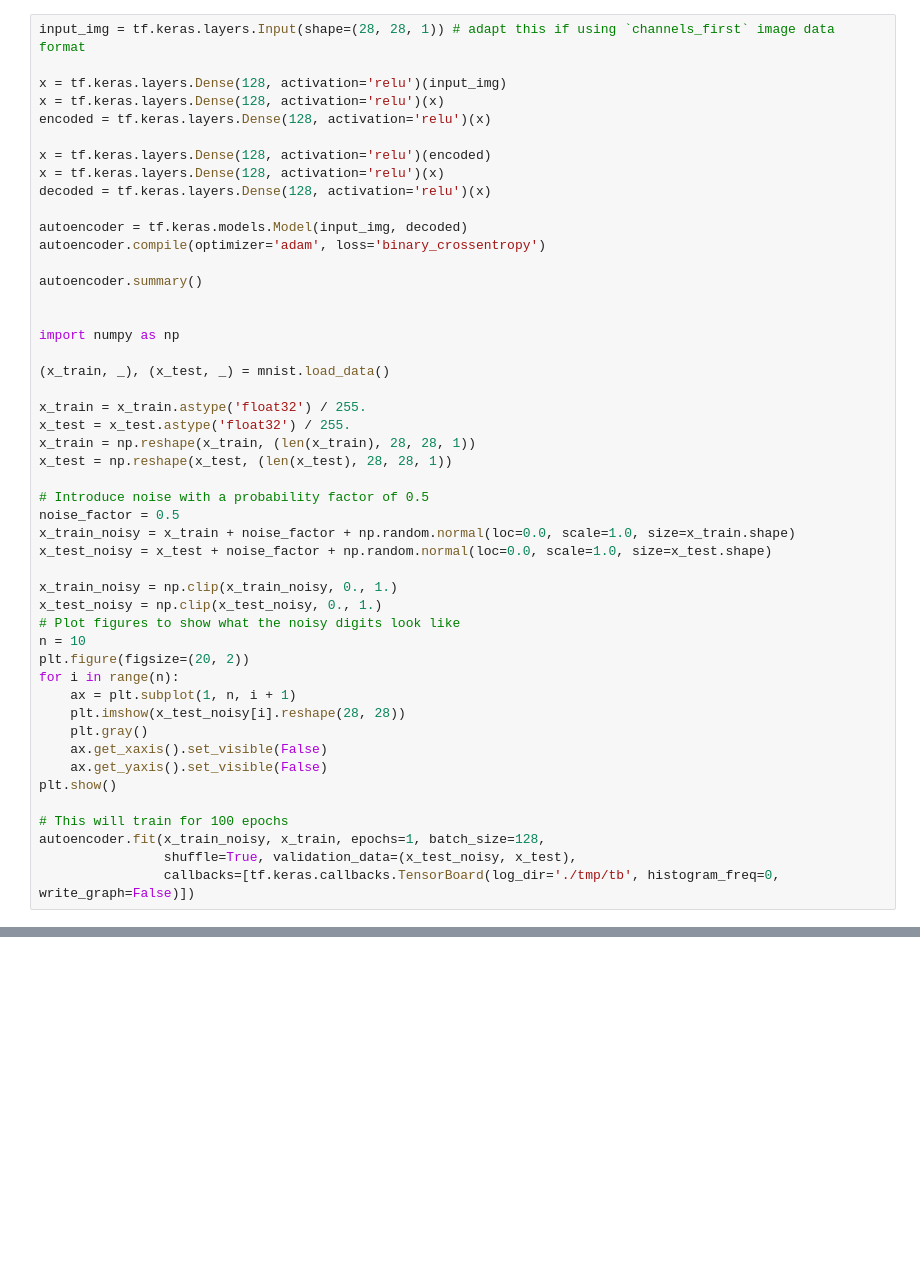
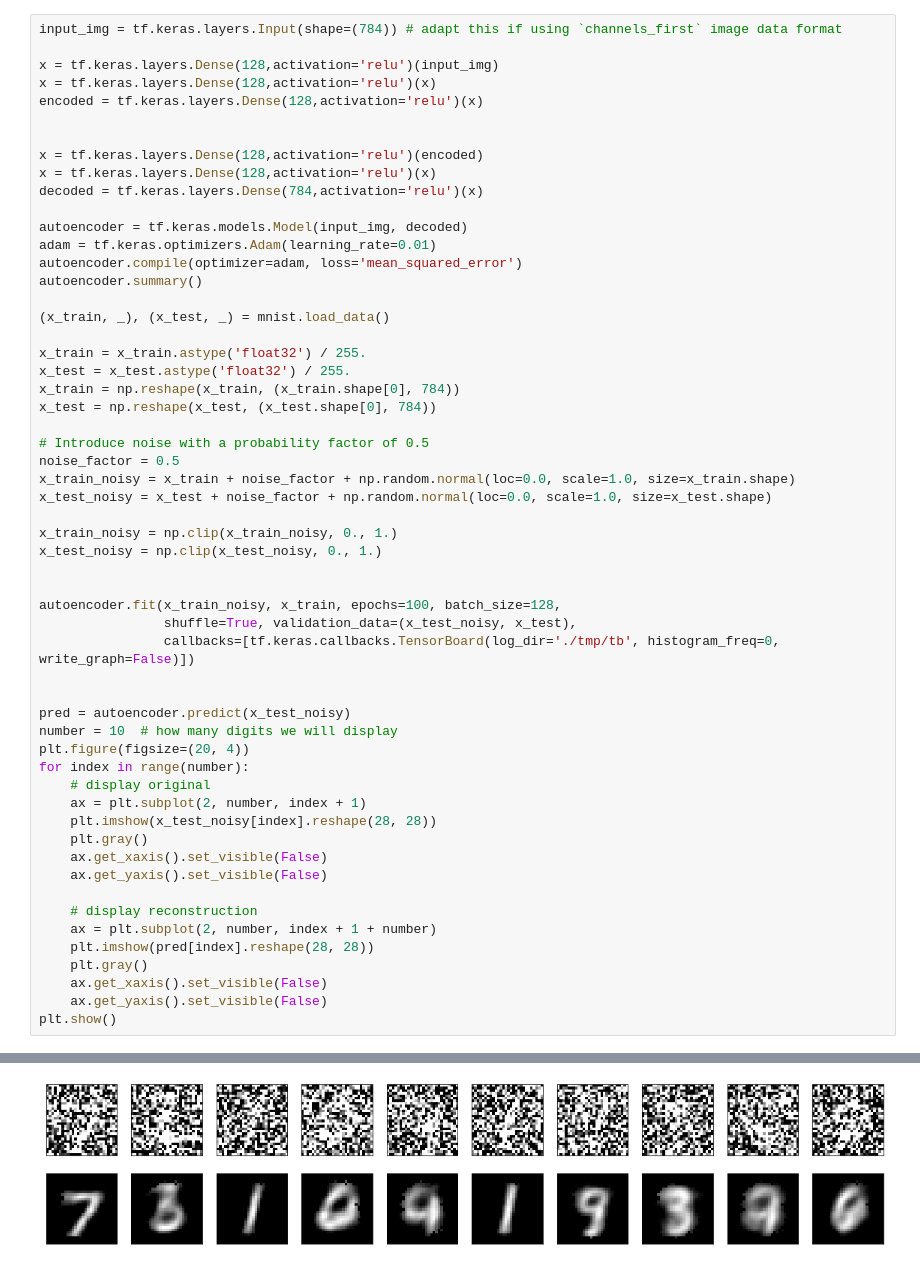
Before and after one commit to Anish-AV/Autoencoder, a Jupyter notebook: Denoising_autoencoder.ipynb, the cells around one changed output, grey strips where cells are left out. Drawn from its saved outputs; the diff is of its cells as text; blank space fills up the shorter version.

```diff
--- a/Denoising_autoencoder.ipynb
+++ b/Denoising_autoencoder.ipynb
@@ -5,28 +94,26 @@
 # %%
-input_img = tf.keras.layers.Input(shape=(28, 28, 1)) # adapt this if using `channels_first` image data format
+input_img = tf.keras.layers.Input(shape=(784)) # adapt this if using `channels_first` image data format
 
-x = tf.keras.layers.Dense(128, activation='relu')(input_img)
-x = tf.keras.layers.Dense(128, activation='relu')(x)
-encoded = tf.keras.layers.Dense(128, activation='relu')(x)
+x = tf.keras.layers.Dense(128,activation='relu')(input_img)
+x = tf.keras.layers.Dense(128,activation='relu')(x)
+encoded = tf.keras.layers.Dense(128,activation='relu')(x)
 
-x = tf.keras.layers.Dense(128, activation='relu')(encoded)
-x = tf.keras.layers.Dense(128, activation='relu')(x)
-decoded = tf.keras.layers.Dense(128, activation='relu')(x)
+
+x = tf.keras.layers.Dense(128,activation='relu')(encoded)
+x = tf.keras.layers.Dense(128,activation='relu')(x)
+decoded = tf.keras.layers.Dense(784,activation='relu')(x)
 
 autoencoder = tf.keras.models.Model(input_img, decoded)
-autoencoder.compile(optimizer='adam', loss='binary_crossentropy')
-
+adam = tf.keras.optimizers.Adam(learning_rate=0.01)
+autoencoder.compile(optimizer=adam, loss='mean_squared_error')
 autoencoder.summary()
-
-
-import numpy as np
 
 (x_train, _), (x_test, _) = mnist.load_data()
 
 x_train = x_train.astype('float32') / 255.
 x_test = x_test.astype('float32') / 255.
-x_train = np.reshape(x_train, (len(x_train), 28, 28, 1))
-x_test = np.reshape(x_test, (len(x_test), 28, 28, 1))
+x_train = np.reshape(x_train, (x_train.shape[0], 784))
+x_test = np.reshape(x_test, (x_test.shape[0], 784))
 
 # Introduce noise with a probability factor of 0.5
 noise_factor = 0.5
@@ -35,18 +122,29 @@ x_test_noisy = x_test + noise_factor + np.random.normal(loc=0.0, scale=1.0, size
 
 x_train_noisy = np.clip(x_train_noisy, 0., 1.)
 x_test_noisy = np.clip(x_test_noisy, 0., 1.)
-# Plot figures to show what the noisy digits look like
-n = 10
-plt.figure(figsize=(20, 2))
-for i in range(n):
-    ax = plt.subplot(1, n, i + 1)
-    plt.imshow(x_test_noisy[i].reshape(28, 28))
+
+
+autoencoder.fit(x_train_noisy, x_train, epochs=100, batch_size=128,
+                shuffle=True, validation_data=(x_test_noisy, x_test),
+                callbacks=[tf.keras.callbacks.TensorBoard(log_dir='./tmp/tb', histogram_freq=0, write_graph=False)])
+
+
+pred = autoencoder.predict(x_test_noisy)
+number = 10  # how many digits we will display
+plt.figure(figsize=(20, 4))
+for index in range(number):
+    # display original
+    ax = plt.subplot(2, number, index + 1)
+    plt.imshow(x_test_noisy[index].reshape(28, 28))
+    plt.gray()
+    ax.get_xaxis().set_visible(False)
+    ax.get_yaxis().set_visible(False)
+
+    # display reconstruction
+    ax = plt.subplot(2, number, index + 1 + number)
+    plt.imshow(pred[index].reshape(28, 28))
     plt.gray()
     ax.get_xaxis().set_visible(False)
     ax.get_yaxis().set_visible(False)
 plt.show()
-
-# This will train for 100 epochs
-autoencoder.fit(x_train_noisy, x_train, epochs=1, batch_size=128,
-                shuffle=True, validation_data=(x_test_noisy, x_test),
-                callbacks=[tf.keras.callbacks.TensorBoard(log_dir='./tmp/tb', histogram_freq=0, write_graph=False)])
+# %% [output]
@@ -52,0 +168 @@ autoencoder.fit(x_train_noisy, x_train, epochs=1, batch_size=128,
+[figure, added]
```
Also changed, not shown: parts of 15 cells of this notebook.
